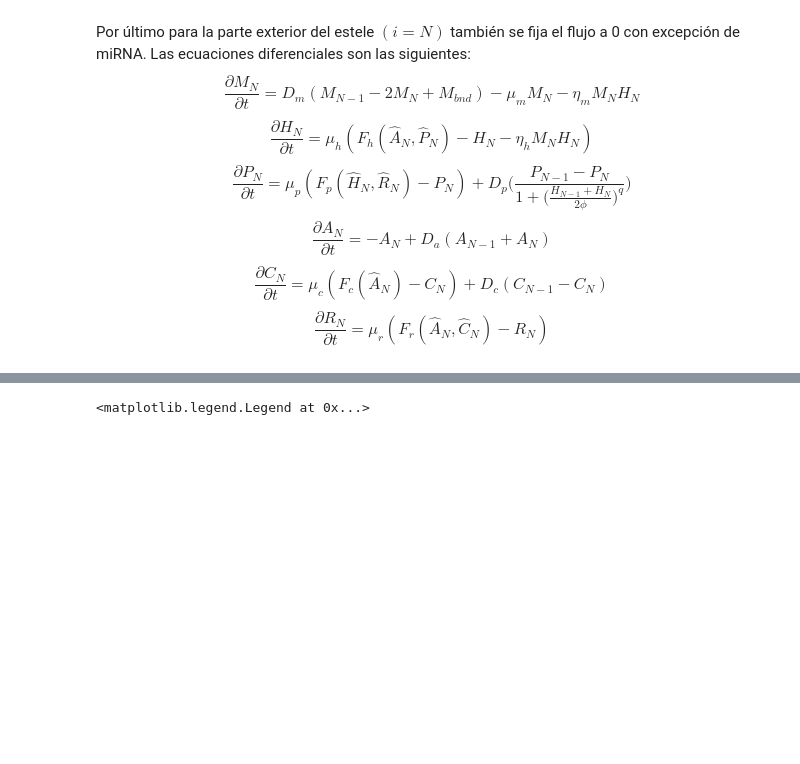
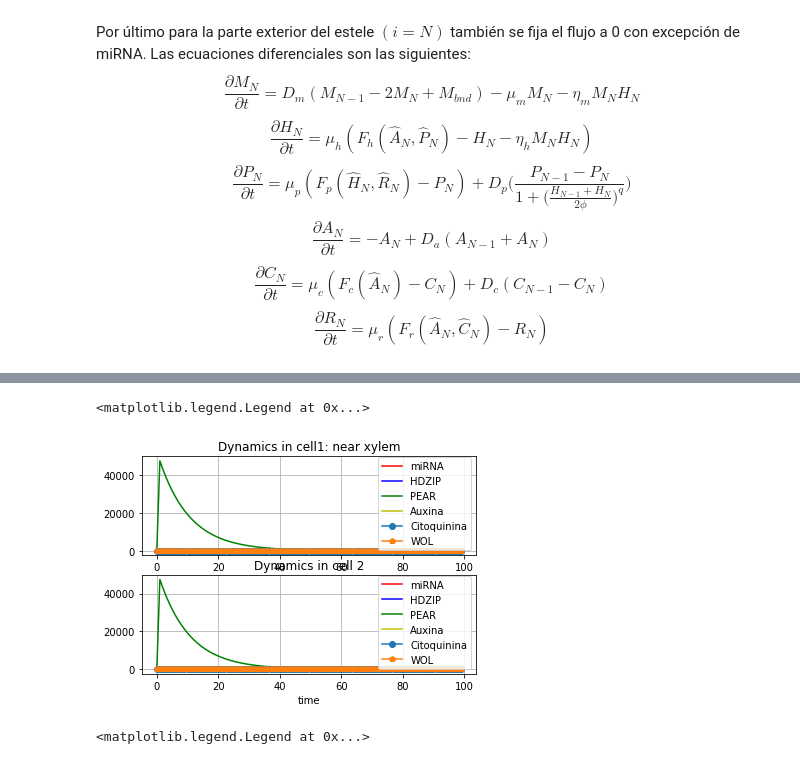
Before and after one commit to petronemilio/Miyashima_model, a Jupyter notebook: Miyashima_model.ipynb, the cells around one changed output, grey strips where cells are left out. Cells and saved outputs as stored; diff of their text form; code cells hidden in the pictures; blank space fills up the shorter version.

```diff
--- a/Miyashima_model.ipynb
+++ b/Miyashima_model.ipynb
@@ -135 +143,32 @@ def dx_dt(X,t):
+# %%
+#extract the values of the array
+x,y,z,w,a,b,x2,y2,z2,w2,a2,b2 = X.T
+#plot
+
+ax = plt.subplot(2,1,1)
+ax2 = plt.subplot(2,1,2)
+ax.plot(x, 'r-', label='miRNA')
+ax.plot(y, 'b-', label='HDZIP')
+ax.plot(z, 'g-', label='PEAR')
+ax.plot(w, 'y-', label='Auxina')
+ax.plot(a, 'o-', label='Citoquinina')
+ax.plot(b, 'p-', label='WOL')
+ax.set_xlabel('time')
+ax.set_title("Dynamics in cell1: near xylem")
+ax.grid()
+ax.legend(loc='best')
+
+ax2.plot(x2, 'r-', label='miRNA')
+ax2.plot(y2, 'b-', label='HDZIP')
+ax2.plot(z2, 'g-', label='PEAR')
+ax2.plot(w2, 'y-', label='Auxina')
+ax2.plot(a2, 'o-', label='Citoquinina')
+ax2.plot(b2, 'p-', label='WOL')
+ax2.set_title("Dynamics in cell 2")
+ax2.set_xlabel("time")
+ax2.grid()
+ax2.legend(loc='best')
+# %% [output]
+<matplotlib.legend.Legend at 0x...>
+[figure, added]
 # %%
```
Also changed, not shown: parts of 17 cells of this notebook.
